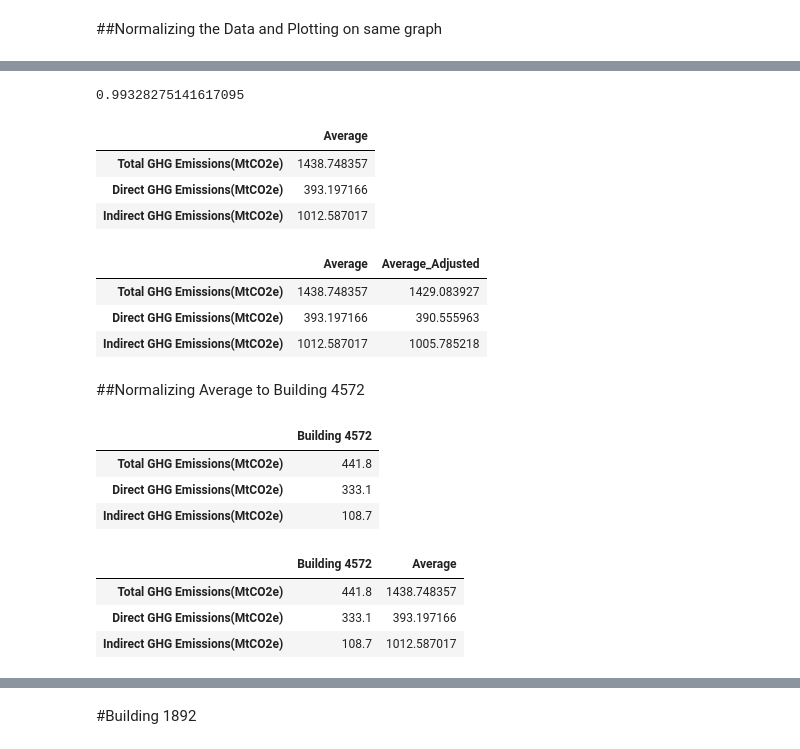
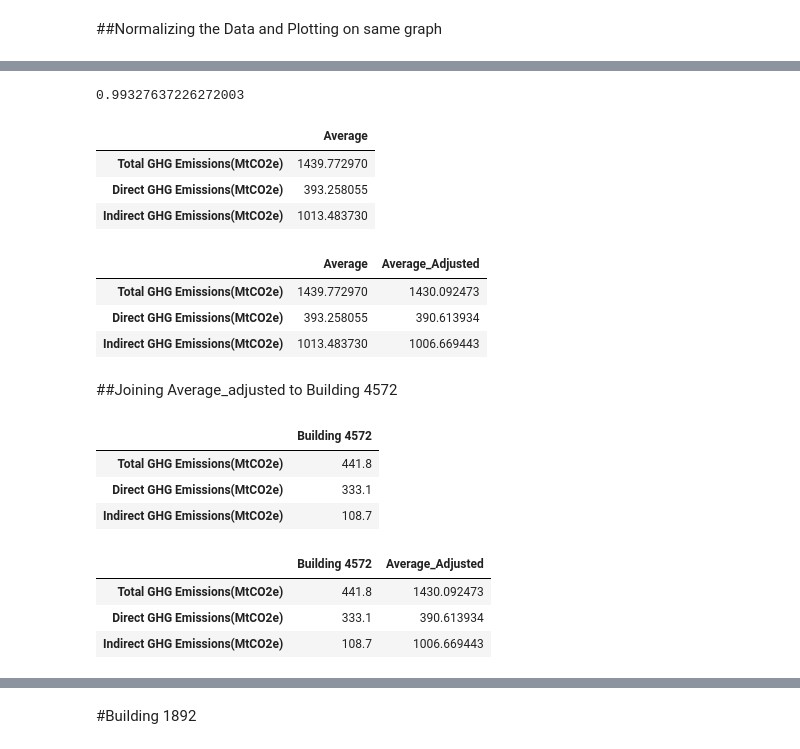
Before and after one commit to Data-Science-TIY/builditgreen, a Jupyter notebook: builditgreen/energy_data_nyc/energy_data_nyc.ipynb, the cells around one changed output, grey strips where cells are left out. Cells and saved outputs as stored; diff of their text form; code cells hidden in the pictures.

Commit message:
energy data for nyc is done

```diff
--- a/builditgreen/energy_data_nyc/energy_data_nyc.ipynb
+++ b/builditgreen/energy_data_nyc/energy_data_nyc.ipynb
@@ -116,7 +116,7 @@ all_energy_data_nyc['Site EUI(kBtu/ft2)'].iloc[1:2,]
 1    82.1
 Name: Site EUI(kBtu/ft2), dtype: float64
 # %%
-compare_to_four_57_two = all_energy_data_nyc[(all_energy_data_nyc['Primary Property Type - Self Selected'] == 'Multifamily Housing') & (all_energy_data_nyc['Reported Property Floor Area (Building(s)) (ft²)'] > 95435) & (all_energy_data_nyc['Reported Property Floor Area (Building(s)) (ft²)'] < 116642)]
+compare_to_four_57_two = all_energy_data_nyc[(all_energy_data_nyc['Primary Property Type - Self Selected'] == 'Multifamily Housing') & (all_energy_data_nyc['Reported Property Floor Area (Building(s)) (ft²)'] > 95435) & (all_energy_data_nyc['Reported Property Floor Area (Building(s)) (ft²)'] < 116642) & (all_energy_data_nyc['Record Number'] != 4572)]
 # %%
 compare_to_four_57_two.shape
 # %% [output]
@@ -183,11 +198,11 @@ checking_four_57_two.iloc[:,17:20].plot(kind='bar', figsize=(19, 12))
 norm_mean_to_compare_energy = compare_to_four_57_two
 norm_mean_to_compare_energy = norm_mean_to_compare_energy.mean()
 norm_mean_to_compare_energy = pd.DataFrame(norm_mean_to_compare_energy)
-percent_normalize = (norm_mean_to_compare_energy.loc['Reported Property Floor Area (Building(s)) (ft²)'] / checking_four_57_two.loc['Reported Property Floor Area (Building(s)) (ft²)'])
-percent_normalize = percent_normalize[0]
+norm_mean_to_compare_energy
+percent_normalize = compare_to_four_57_two.mean()[12] / checking_four_57_two.squeeze()[20]
 percent_normalize
 # %% [output]
-0.99328275141617095
+0.99327637226272003
 # %%
 mean_to_compare_energy = compare_to_four_57_two.mean().squeeze()[9:12]
 mean_to_compare_energy = pd.DataFrame(mean_to_compare_energy)
@@ -195,20 +210,20 @@ mean_to_compare_energy.columns=['Average']
 mean_to_compare_energy
 # %% [output]
 |  | Average |
-| Total GHG Emissions(MtCO2e) | 1438.748357 |
-| Direct GHG Emissions(MtCO2e) | 393.197166 |
-| Indirect GHG Emissions(MtCO2e) | 1012.587017 |
+| Total GHG Emissions(MtCO2e) | 1439.772970 |
+| Direct GHG Emissions(MtCO2e) | 393.258055 |
+| Indirect GHG Emissions(MtCO2e) | 1013.483730 |
 # %%
 #Multiplying by percent_normalize in each row
 mean_to_compare_energy['Average_Adjusted'] = mean_to_compare_energy['Average'] * percent_normalize
 mean_to_compare_energy
 # %% [output]
 |  | Average | Average_Adjusted |
-| Total GHG Emissions(MtCO2e) | 1438.748357 | 1429.083927 |
-| Direct GHG Emissions(MtCO2e) | 393.197166 | 390.555963 |
-| Indirect GHG Emissions(MtCO2e) | 1012.587017 | 1005.785218 |
+| Total GHG Emissions(MtCO2e) | 1439.772970 | 1430.092473 |
+| Direct GHG Emissions(MtCO2e) | 393.258055 | 390.613934 |
+| Indirect GHG Emissions(MtCO2e) | 1013.483730 | 1006.669443 |
 # %% [markdown]
-##Normalizing Average to Building 4572
+##Joining Average_adjusted to Building 4572
 # %%
 checking_four_57_two = checking_four_57_two.squeeze()
 four_57_two_energy = checking_four_57_two[17:20]
@@ -221,13 +236,13 @@ four_57_two_energy
 | Direct GHG Emissions(MtCO2e) | 333.1 |
 | Indirect GHG Emissions(MtCO2e) | 108.7 |
 # %%
-four_57_two_energy_comparison = four_57_two_energy.join(mean_to_compare_energy)
+four_57_two_energy_comparison = four_57_two_energy.join(mean_to_compare_energy.iloc[:,1:2])
 four_57_two_energy_comparison
 # %% [output]
-|  | Building 4572 | Average |
-| Total GHG Emissions(MtCO2e) | 441.8 | 1438.748357 |
-| Direct GHG Emissions(MtCO2e) | 333.1 | 393.197166 |
-| Indirect GHG Emissions(MtCO2e) | 108.7 | 1012.587017 |
+|  | Building 4572 | Average_Adjusted |
+| Total GHG Emissions(MtCO2e) | 441.8 | 1430.092473 |
+| Direct GHG Emissions(MtCO2e) | 333.1 | 390.613934 |
+| Indirect GHG Emissions(MtCO2e) | 108.7 | 1006.669443 |
 # %%
 import seaborn
 # %%
```
Also changed, not shown: parts of 60 cells of this notebook.
